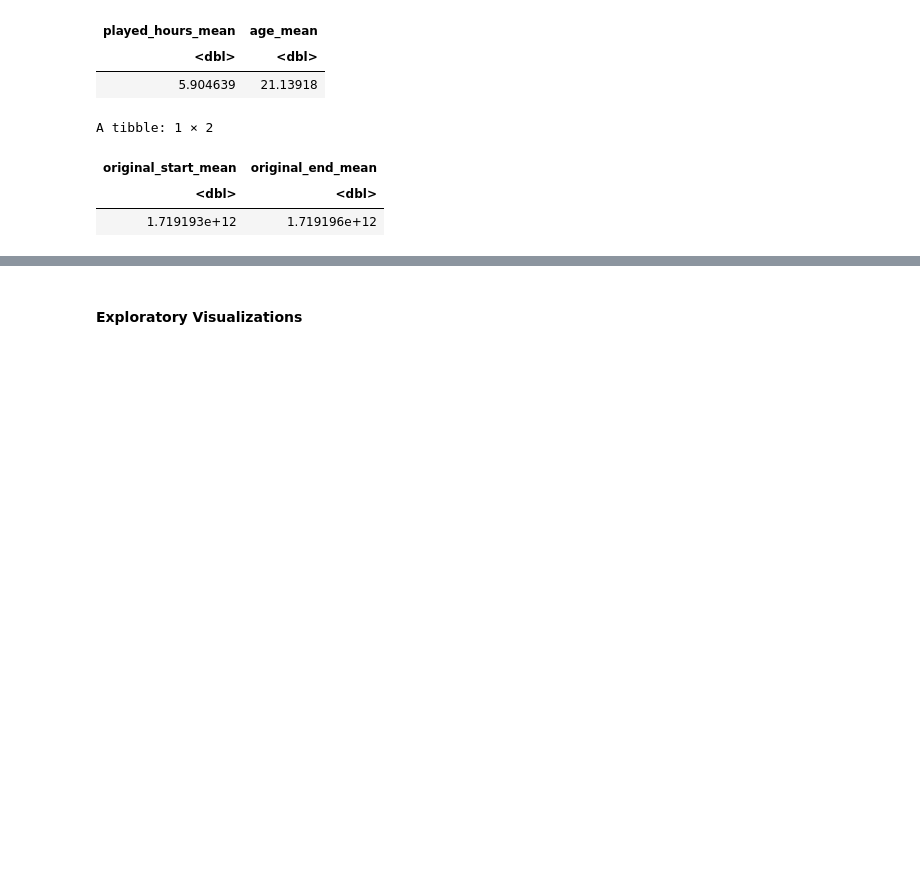
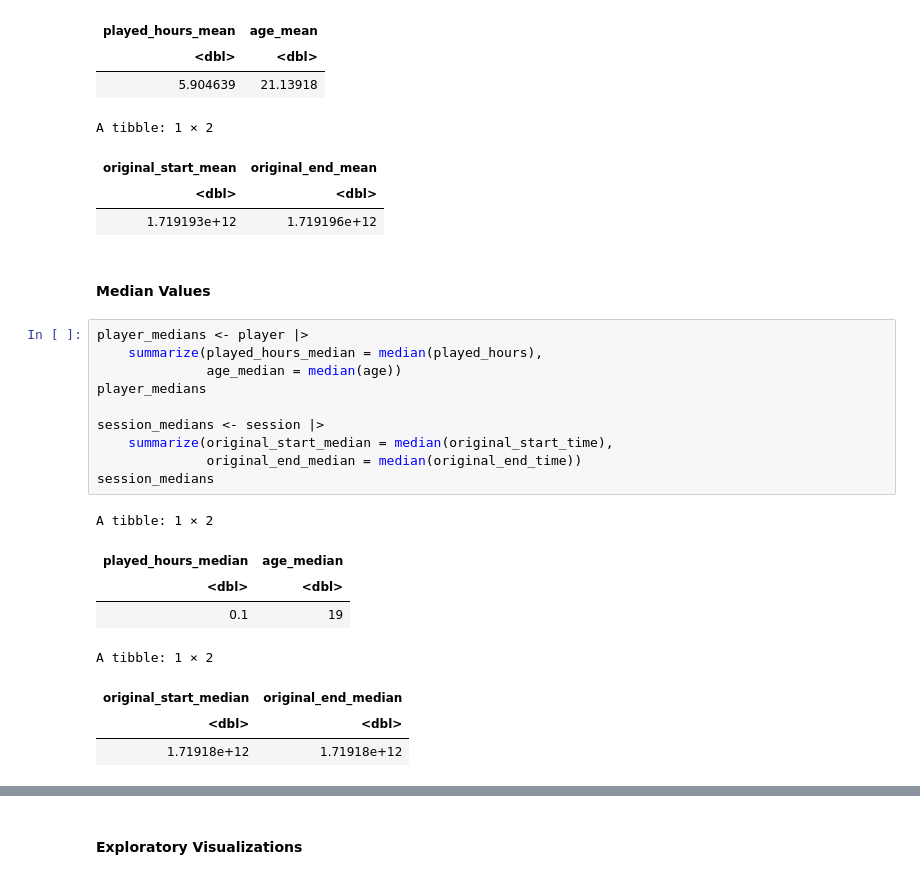
Before and after one commit to arakwon/individual_report, a Jupyter notebook: individual_report.ipynb, the cells around one changed output, grey strips where cells are left out. Saved outputs shown, nothing was run; the diff lists cells and outputs as text; blank space fills up the shorter version.

```diff
--- a/individual_report.ipynb
+++ b/individual_report.ipynb
@@ -252,3 +249,24 @@ A tibble: 1 × 2
 | original_start_mean | original_end_mean |
 | <dbl> | <dbl> |
 | 1.719193e+12 | 1.719196e+12 |
+# %% [markdown]
+#### Median Values
+# %%
+player_medians <- player |>
+    summarize(played_hours_median = median(played_hours),
+              age_median = median(age))
+player_medians
+
+session_medians <- session |>
+    summarize(original_start_median = median(original_start_time),
+              original_end_median = median(original_end_time))
+session_medians
+# %% [output]
+A tibble: 1 × 2
+| played_hours_median | age_median |
+| <dbl> | <dbl> |
+| 0.1 | 19 |
+A tibble: 1 × 2
+| original_start_median | original_end_median |
+| <dbl> | <dbl> |
+| 1.71918e+12 | 1.71918e+12 |
```
Also changed, not shown: parts of 9 cells of this notebook.
